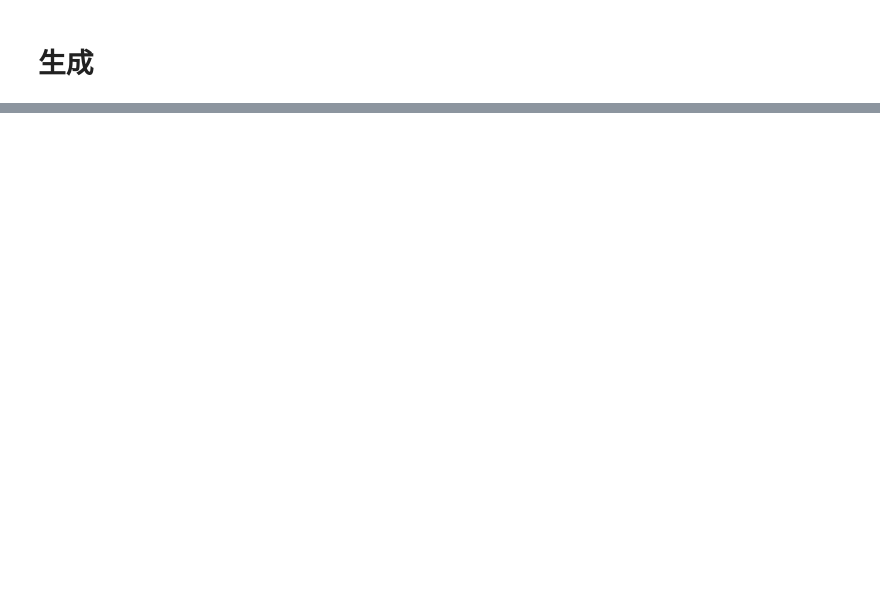
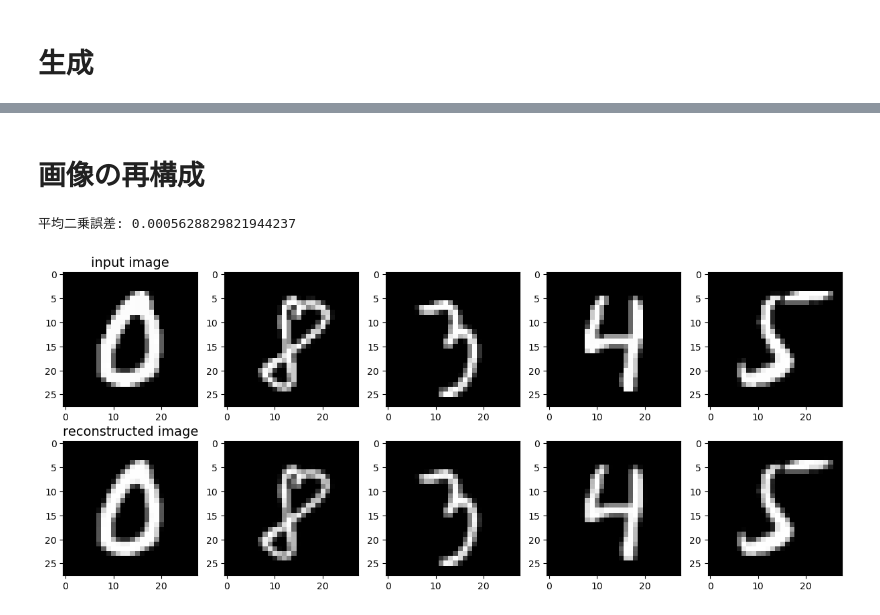
Before and after one commit to hashikun917/Diffusion, a Jupyter notebook: notebooks/Diff_temp.ipynb, the cells around one changed output, grey strips where cells are left out. Cells and saved outputs as stored; diff of their text form; code cells hidden in the pictures; blank space fills up the shorter version.

Commit message:
画像の再構成機能を追加

```diff
--- a/notebooks/Diff_temp.ipynb
+++ b/notebooks/Diff_temp.ipynb
@@ -90,0 +116,16 @@ ddim_plot_samples(denoise_model, eta=0.0, interval=50, batch_size=10, timesteps=
+# %% [markdown]
+# 画像の再構成
+# %%
+import importlib
+from diffusion.utils import sample
+
+importlib.reload(sample)
+
+from diffusion.utils.sample import ddim_plot_samples
+
+device = torch.device('cuda' if torch.cuda.is_available() else 'cpu')
+input_img = images[:5].to(device)
+ddim_plot_samples(denoise_model, eta=0.0, interval=10, batch_size=5, timesteps=500, reverse=True, input_img=input_img)
+# %% [output]
+平均二乗誤差: 0.0005628829821944237
+[figure, added]
```
Also changed, not shown: parts of 4 cells of this notebook, 2 other files.
